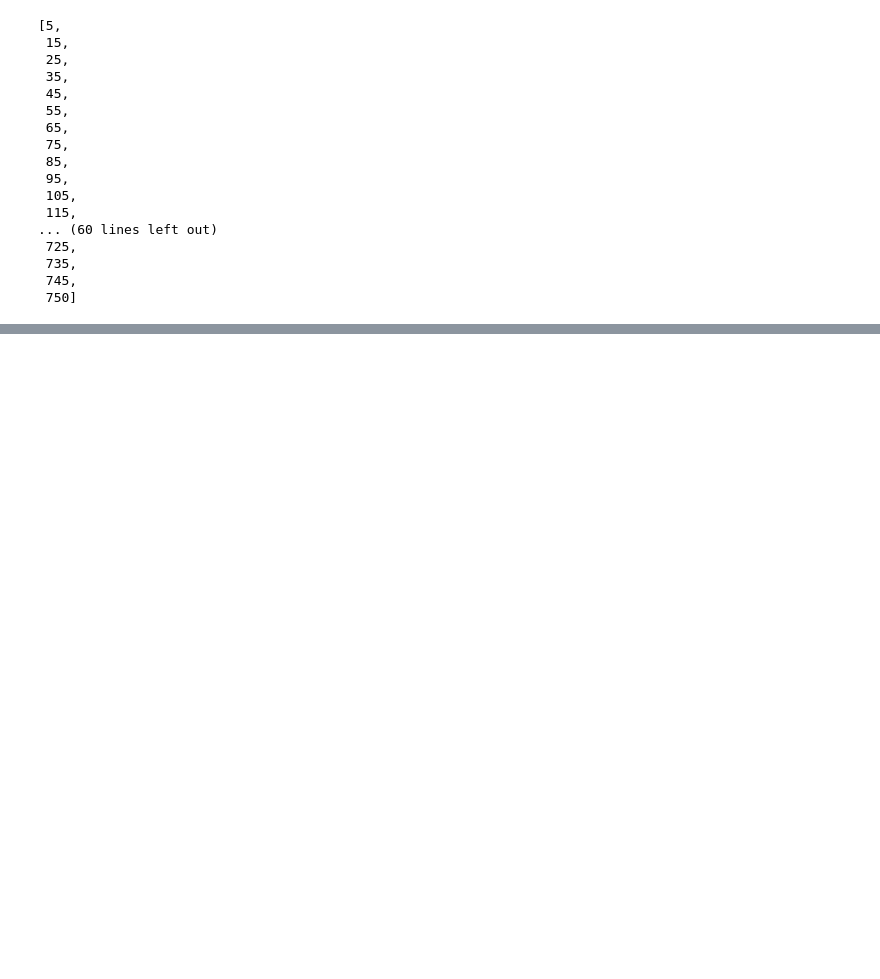
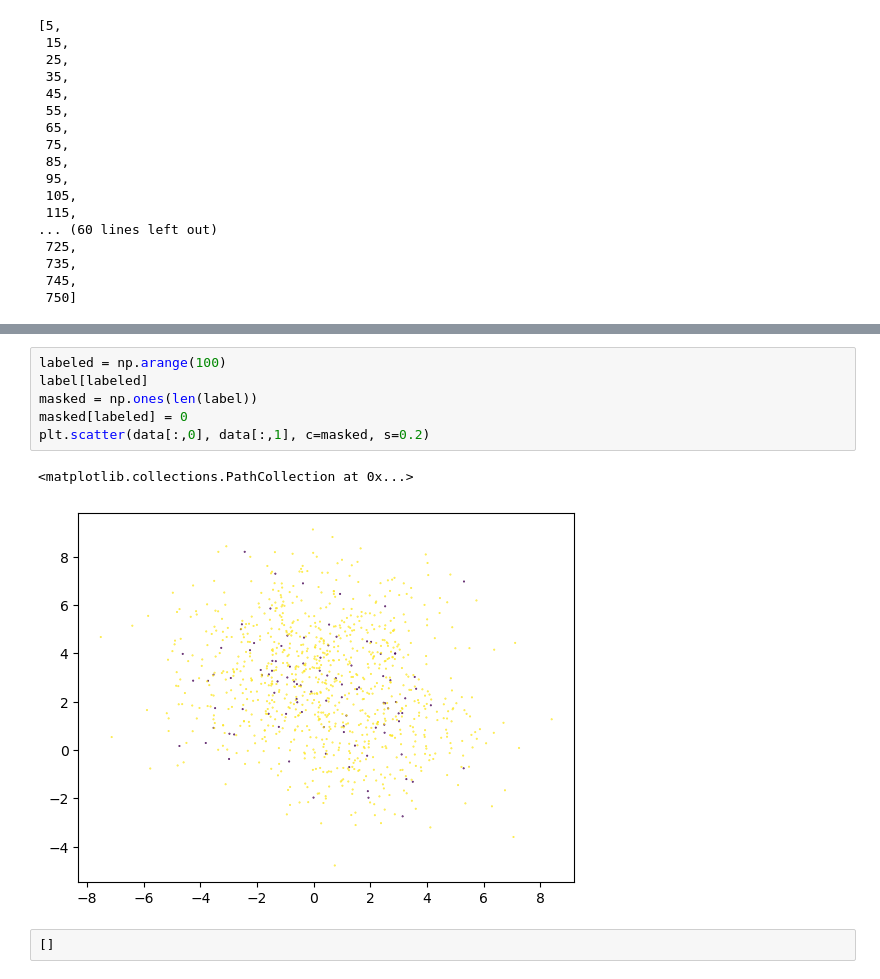
Before and after one commit to Jecosine/CatBoostPlayground, a Jupyter notebook: examples/alstrategy.ipynb, the cells around one changed output, grey strips where cells are left out. Saved outputs shown, nothing was run; the diff lists cells and outputs as text; blank space fills up the shorter version.

```diff
--- a/examples/alstrategy.ipynb
+++ b/examples/alstrategy.ipynb
@@ -239,0 +243,11 @@ res.groups()
+# %%
+labeled = np.arange(100)
+label[labeled]
+masked = np.ones(len(label))
+masked[labeled] = 0
+plt.scatter(data[:,0], data[:,1], c=masked, s=0.2)
+# %% [output]
+<matplotlib.collections.PathCollection at 0x...>
+[figure, added]
+# %%
+[]
```
Also changed, not shown: parts of 6 cells of this notebook, 6 other files.
